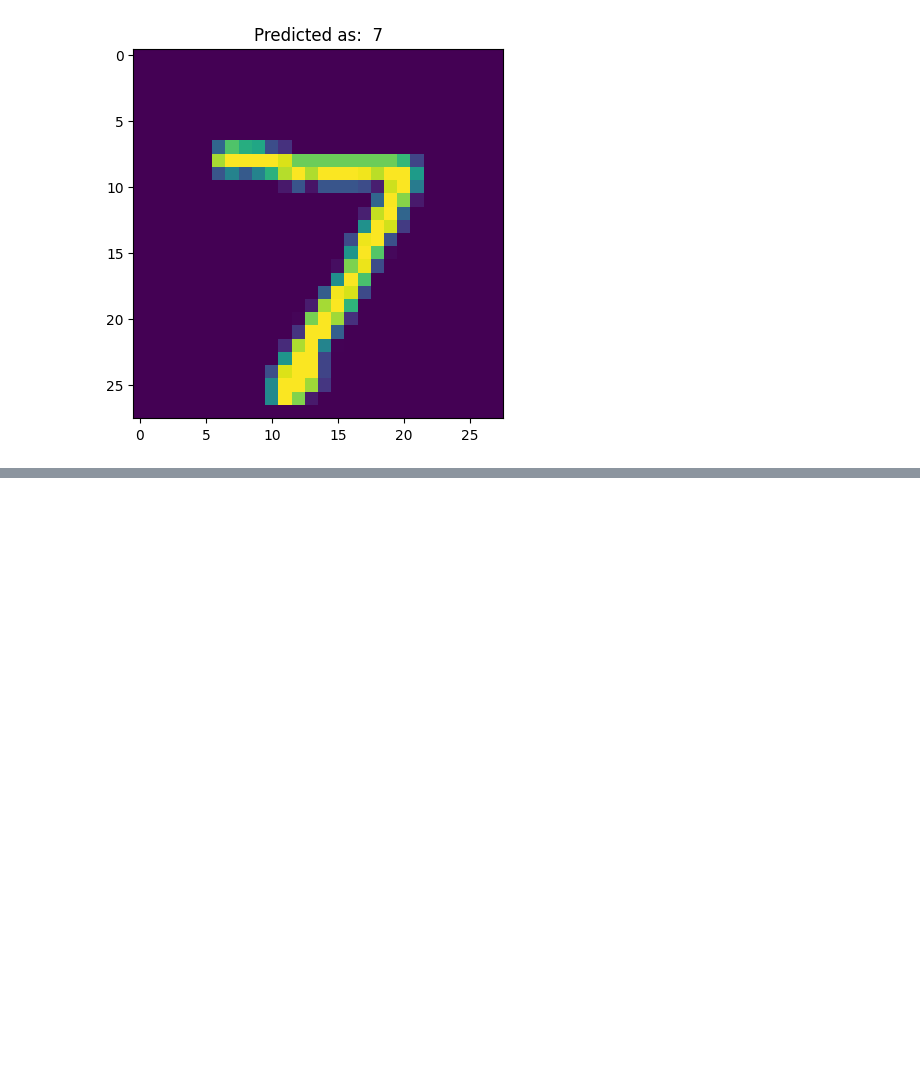
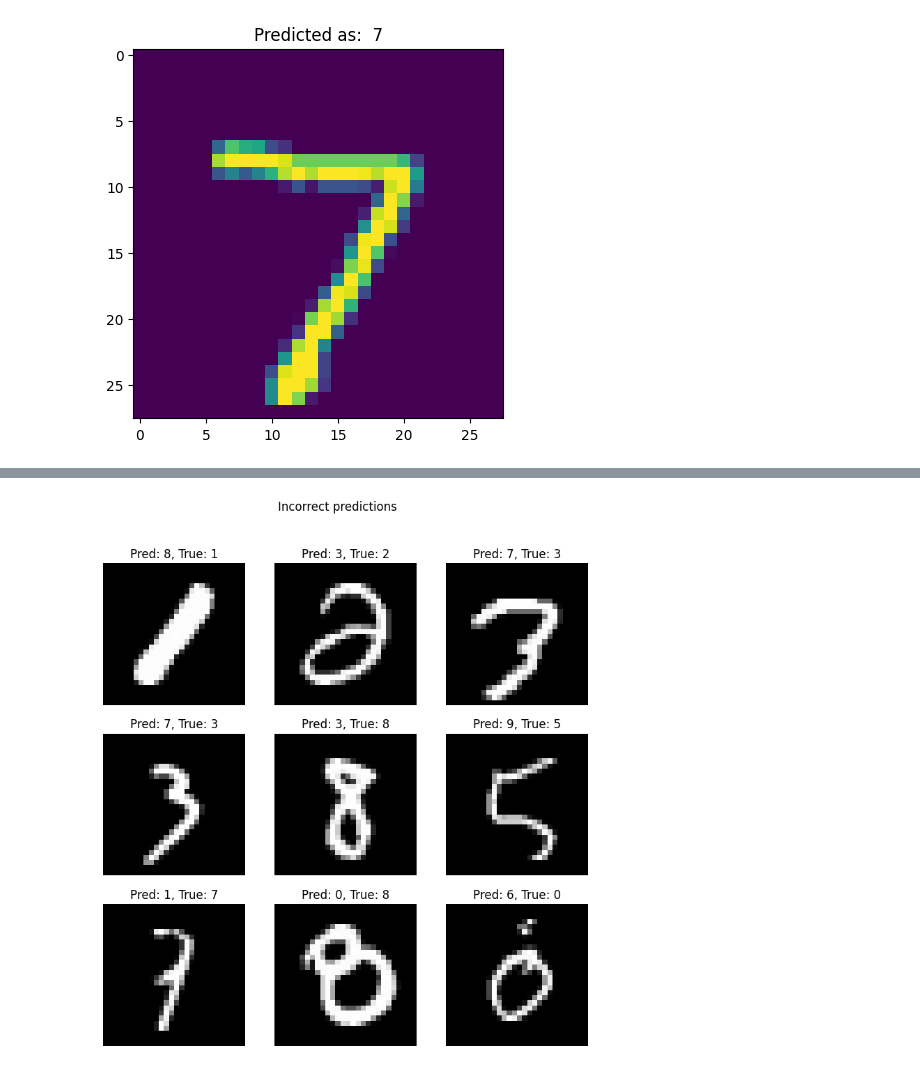
Before and after one commit to dchlseo/data-science-practice, a Jupyter notebook: DeepLearningBasics/TensorFlow/03_DL_flow_MNIST.ipynb, the cells around one changed output, grey strips where cells are left out. Drawn from its saved outputs; the diff is of its cells as text; code cells hidden in the pictures; blank space fills up the shorter version.

Commit message:
added visualization

```diff
--- a/DeepLearningBasics/TensorFlow/03_DL_flow_MNIST.ipynb
+++ b/DeepLearningBasics/TensorFlow/03_DL_flow_MNIST.ipynb
@@ -319,3 +319,29 @@ plt.title(f'Predicted as:  {pred.argmax()}')
 plt.show()
 # %% [output]
 [figure]
+# %%
+preds = model.predict(test_x)
+pred_classes = np.argmax(preds, axis=1)
+true_classes = np.argmax(test_y, axis=1)
+
+# Find the indices where predictions and actual values don't match
+incorrect_indices = np.where(pred_classes != true_classes)[0]
+
+# Randomly select 9 incorrect samples
+incorrect_sample_indices = np.random.choice(incorrect_indices, 9, replace=False)
+
+# Create a 3x3 subplot
+fig, axes = plt.subplots(3, 3, figsize=(9, 9))
+fig.suptitle('Incorrect predictions')
+
+# Loop through the subplot and add the images
+for i, ax in enumerate(axes.flat):
+    # Use incorrect_sample_indices to get the actual image index
+    img_idx = incorrect_sample_indices[i]
+    ax.imshow(test_x[img_idx].reshape(28, 28) * 255, cmap='gray')
+    ax.set_title(f'Pred: {pred_classes[img_idx]}, True: {true_classes[img_idx]}')
+    ax.axis('off')
+
+# Display the plot
+plt.show()
+# %% [output]
@@ -321,0 +349 @@ plt.show()
+[figure, added]
```
Also changed, not shown: parts of 1 cell of this notebook.
